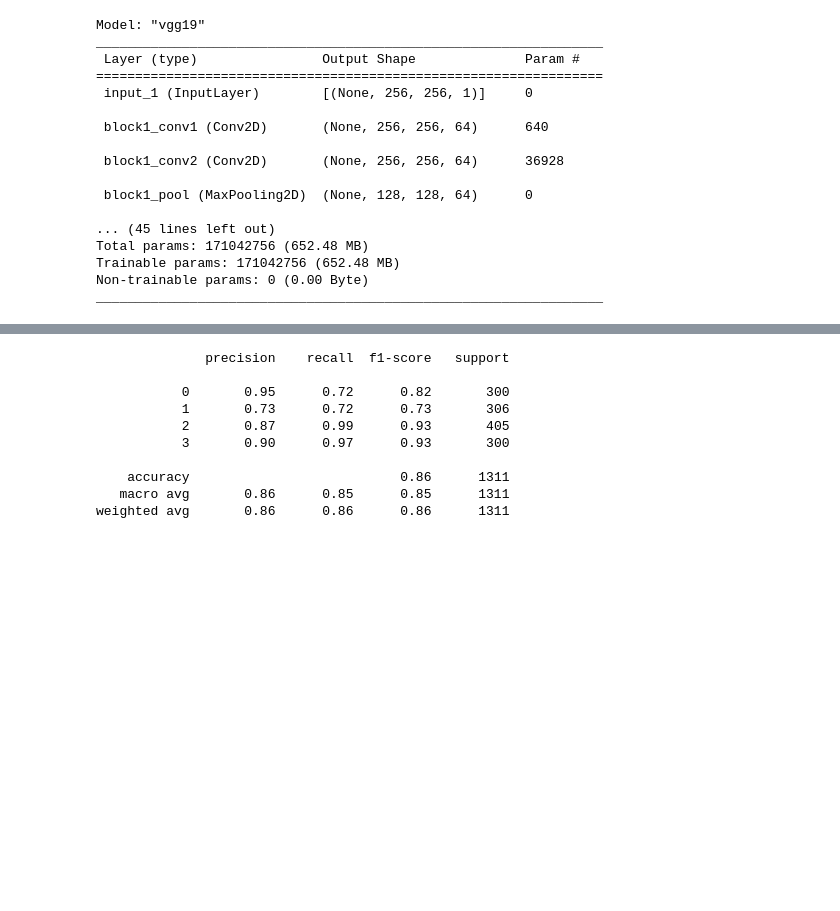
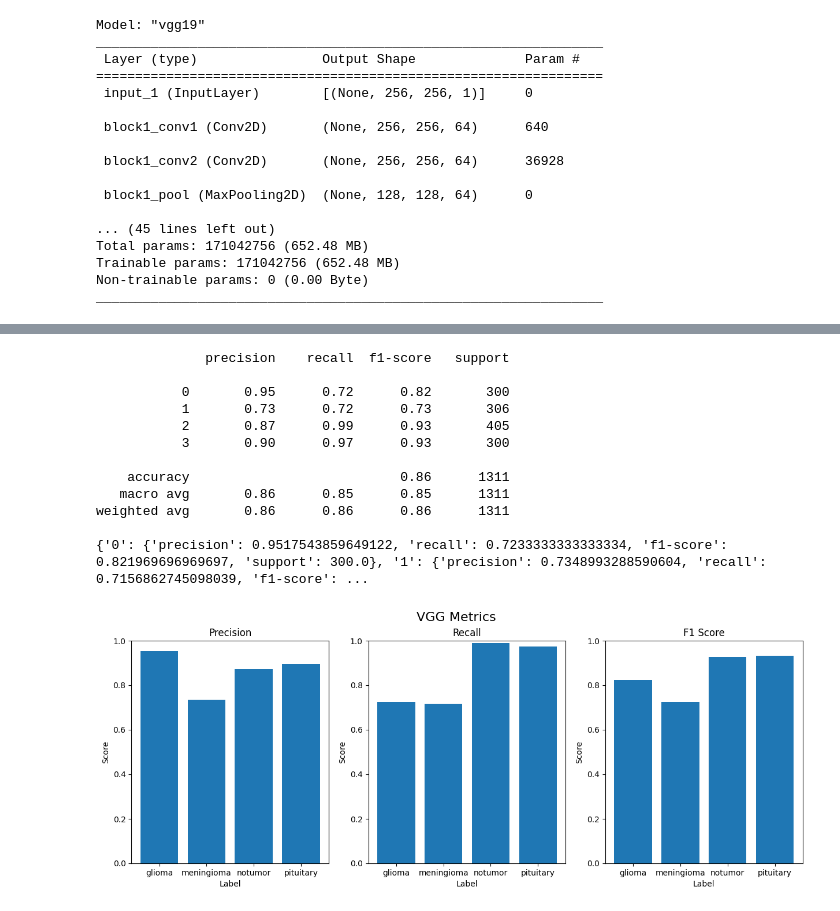
Before and after one commit to Murdock022X/TumorML, a Jupyter notebook: Training.ipynb, the cells around one changed output, grey strips where cells are left out. Cells and saved outputs as stored; diff of their text form; code cells hidden in the pictures; blank space fills up the shorter version.

```diff
--- a/Training.ipynb
+++ b/Training.ipynb
@@ -144,6 +172,9 @@ predicted_labels = prediction_probabilities.argmax(axis=1)
 # %%
 # Generates a classification report on the first batch of images
+output = classification_report(labels, predicted_labels, output_dict=True)
 print(classification_report(labels, predicted_labels))
+
+print(output)
 # %% [output]
               precision    recall  f1-score   support
 
@@ -155,3 +186,9 @@ print(classification_report(labels, predicted_labels))
     accuracy                           0.86      1311
    macro avg       0.86      0.85      0.85      1311
 weighted avg       0.86      0.86      0.86      1311
+
+{'0': {'precision': 0.9517543859649122, 'recall': 0.7233333333333334, 'f1-score': 0.821969696969697, 'support': 300.0}, '1': {'precision': 0.7348993288590604, 'recall': 0.7156862745098039, 'f1-score': ...
+# %%
+plot_results(output, vgg.test_ds.class_names, "VGG Metrics")
+# %% [output]
+[figure, added]
```
Also changed, not shown: parts of 7 cells of this notebook.
